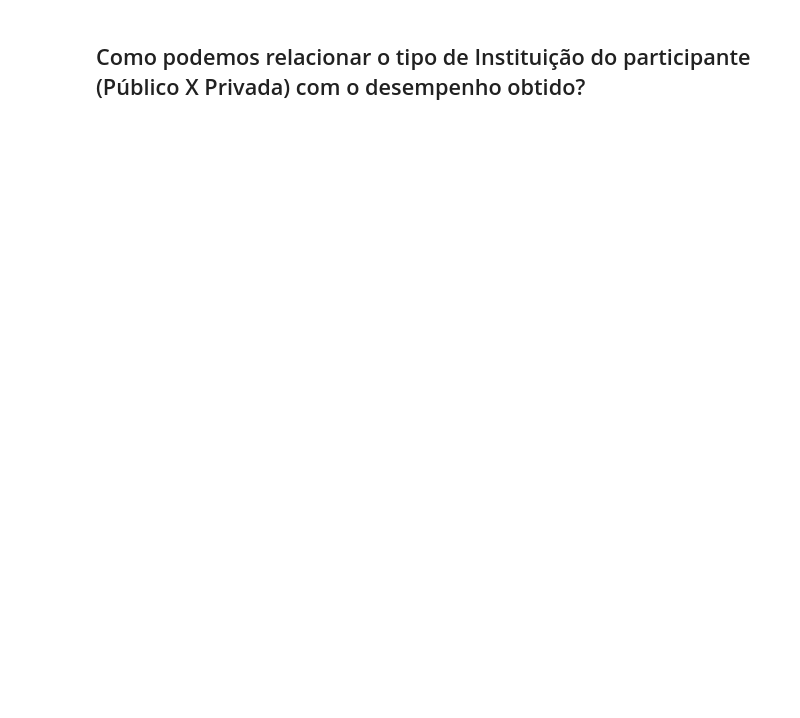
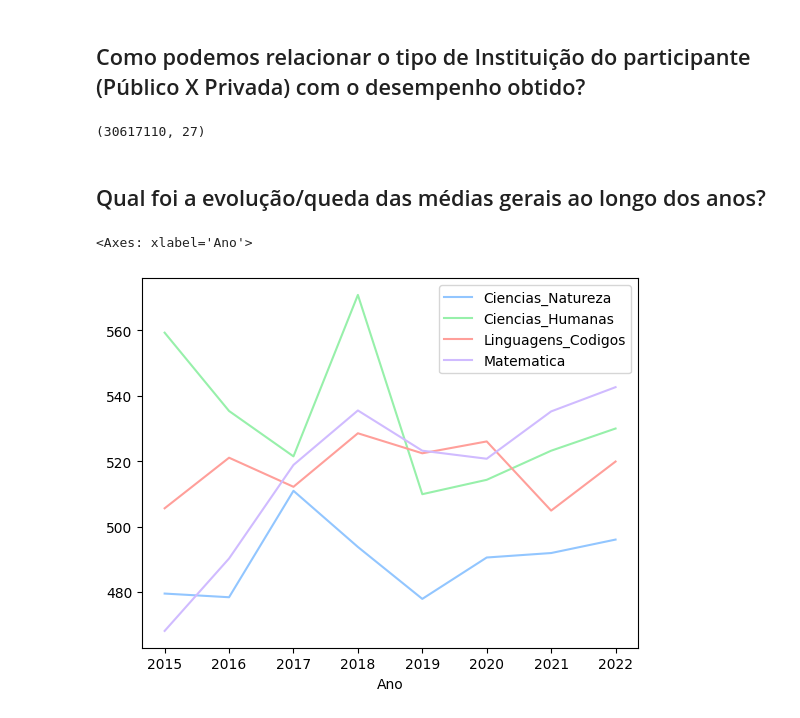
Before and after one commit to LiamFer/ENEM-Analysis, a Jupyter notebook: main_analysis.ipynb, the cells around one changed output. Cells and saved outputs as stored; diff of their text form; code cells hidden in the pictures; blank space fills up the shorter version.

```diff
--- a/main_analysis.ipynb
+++ b/main_analysis.ipynb
@@ -417,2 +417,16 @@ plt.savefig('graphs/knowledge_grades_distribution.png', transparent=True, dpi=60
 # %% [markdown]
 ## Como podemos relacionar o tipo de Instituição do participante (Público X Privada) com o desempenho obtido?
+# %%
+enem.shape
+# %% [output]
+(30617110, 27)
+# %% [markdown]
+## Qual foi a evolução/queda das médias gerais ao longo dos anos?
+# %%
+general_avgs = enem.groupby("Ano")[['Ciencias_Natureza', 'Ciencias_Humanas', 'Linguagens_Codigos', 'Matematica']].mean()
+# %%
+# Essa visualização fica horrivel e dificil de entender os dados
+general_avgs.plot()
+# %% [output]
+<Axes: xlabel='Ano'>
+[figure, added]
```
Also changed, not shown: parts of 3 cells of this notebook, 2 other files.
